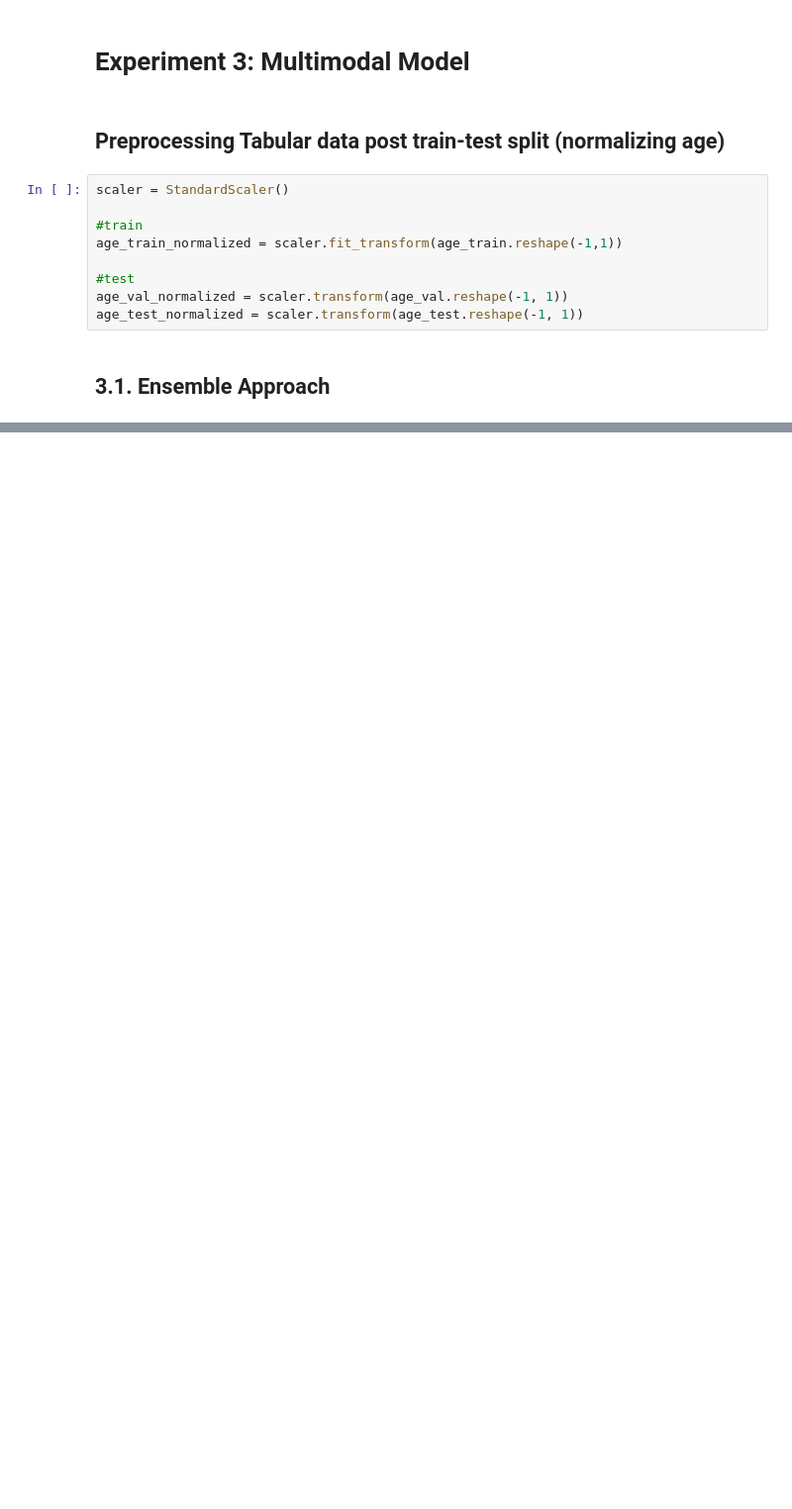
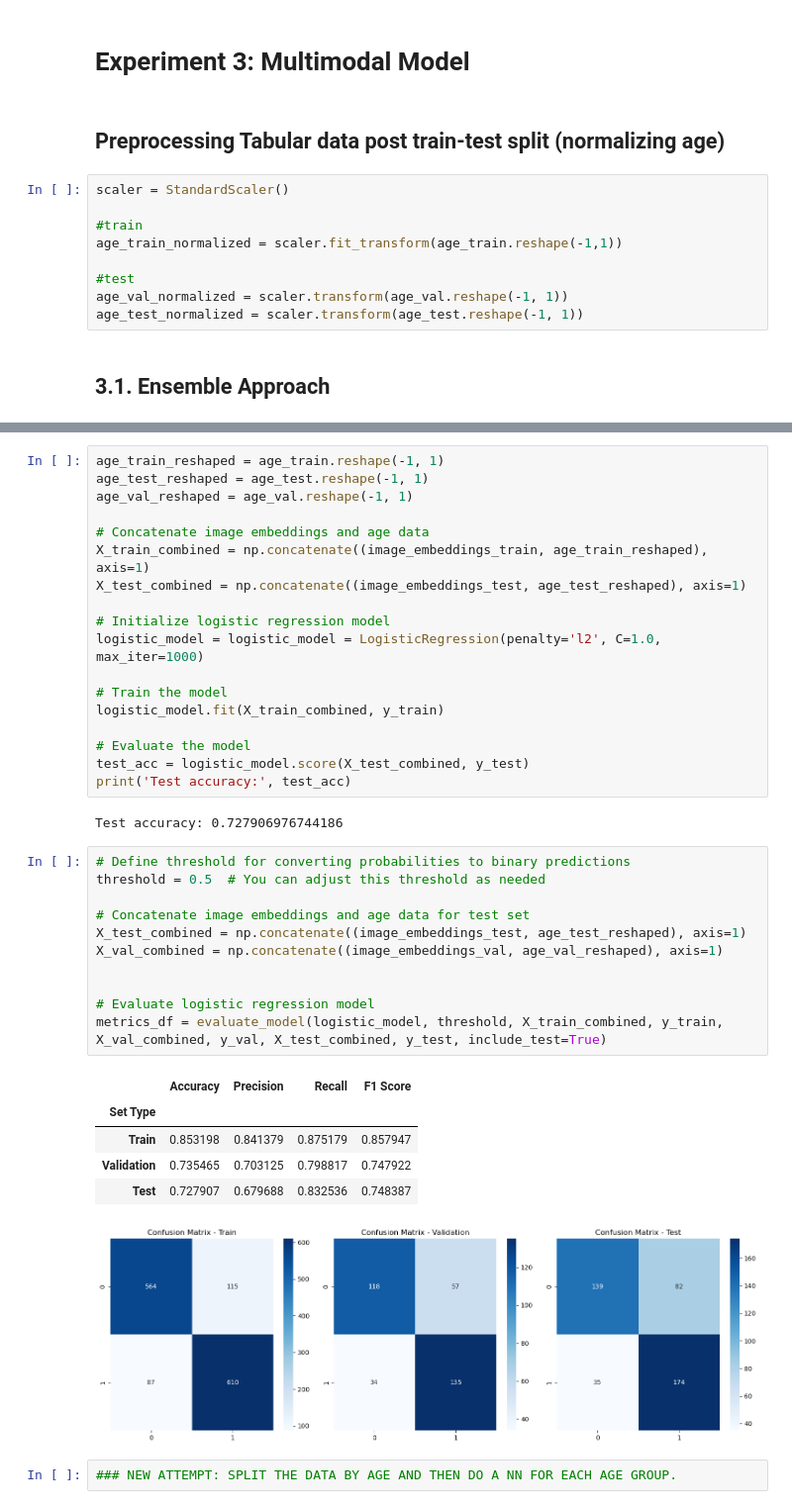
Before and after one commit to Kimberly97llp/cvproject, a Jupyter notebook: modeling.ipynb, the cells around one changed output, grey strips where cells are left out. Shown at 99% size. Saved outputs shown, nothing was run; the diff lists cells and outputs as text; blank space fills up the shorter version.

```diff
--- a/modeling.ipynb
+++ b/modeling.ipynb
@@ -581,0 +686,40 @@ age_test_normalized = scaler.transform(age_test.reshape(-1, 1))
+# %%
+age_train_reshaped = age_train.reshape(-1, 1)
+age_test_reshaped = age_test.reshape(-1, 1)
+age_val_reshaped = age_val.reshape(-1, 1)
+
+# Concatenate image embeddings and age data
+X_train_combined = np.concatenate((image_embeddings_train, age_train_reshaped), axis=1)
+X_test_combined = np.concatenate((image_embeddings_test, age_test_reshaped), axis=1)
+
+# Initialize logistic regression model
+logistic_model = logistic_model = LogisticRegression(penalty='l2', C=1.0, max_iter=1000)
+
+# Train the model
+logistic_model.fit(X_train_combined, y_train)
+
+# Evaluate the model
+test_acc = logistic_model.score(X_test_combined, y_test)
+print('Test accuracy:', test_acc)
+# %% [output]
+Test accuracy: 0.727906976744186
+# %%
+# Define threshold for converting probabilities to binary predictions
+threshold = 0.5  # You can adjust this threshold as needed
+
+# Concatenate image embeddings and age data for test set
+X_test_combined = np.concatenate((image_embeddings_test, age_test_reshaped), axis=1)
+X_val_combined = np.concatenate((image_embeddings_val, age_val_reshaped), axis=1)
+
+
+# Evaluate logistic regression model
+metrics_df = evaluate_model(logistic_model, threshold, X_train_combined, y_train, X_val_combined, y_val, X_test_combined, y_test, include_test=True)
+# %% [output]
+|  | Accuracy | Precision | Recall | F1 Score |
+| Set Type |  |  |  |  |
+| Train | 0.853198 | 0.841379 | 0.875179 | 0.857947 |
+| Validation | 0.735465 | 0.703125 | 0.798817 | 0.747922 |
+| Test | 0.727907 | 0.679688 | 0.832536 | 0.748387 |
+[figure, added]
+# %%
+### NEW ATTEMPT: SPLIT THE DATA BY AGE AND THEN DO A NN FOR EACH AGE GROUP.
```
Also changed, not shown: parts of 34 cells of this notebook.
